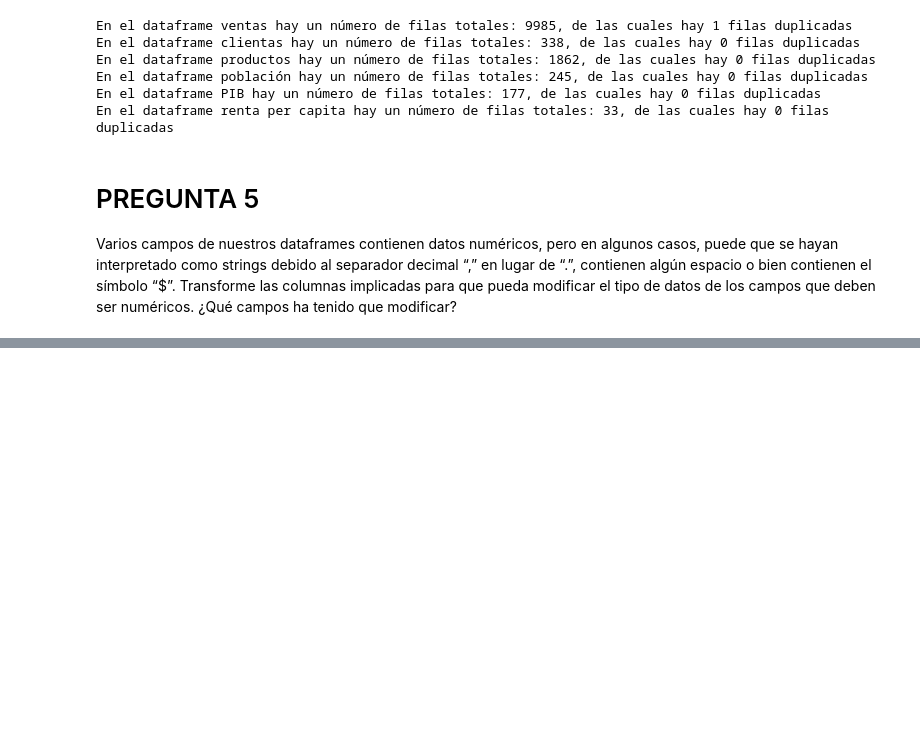
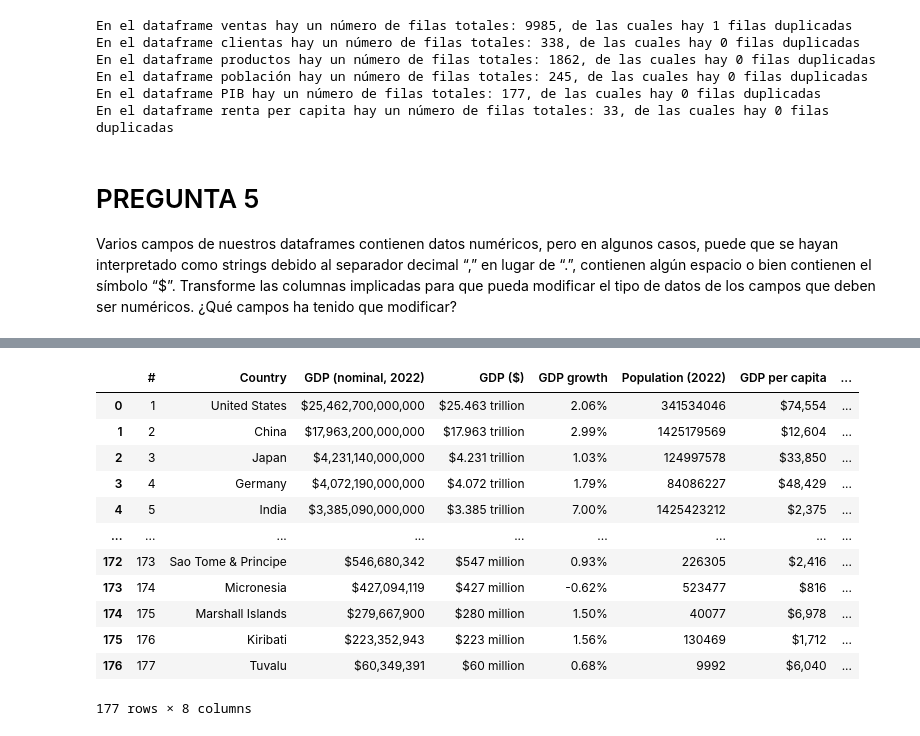
Before and after one commit to elbarbero/Python-Numpy-y-Pandas, a Jupyter notebook: Ejercicios/CASO_PRACTICO_1.ipynb, the cells around one changed output, grey strips where cells are left out. Saved outputs shown, nothing was run; the diff lists cells and outputs as text; code cells hidden in the pictures; blank space fills up the shorter version.

```diff
--- a/Ejercicios/CASO_PRACTICO_1.ipynb
+++ b/Ejercicios/CASO_PRACTICO_1.ipynb
@@ -202,0 +221,18 @@ df_ventas
+# %%
+df_pib.rename(columns = {'GDP  (abbrev.)': 'GDP ($)'}, inplace = True)
+# %%
+df_pib
+# %% [output]
+|  | # | Country | GDP (nominal, 2022) | GDP ($) | GDP growth | Population (2022) | GDP per capita | ... |
+| 0 | 1 | United States | $25,462,700,000,000 | $25.463 trillion | 2.06% | 341534046 | $74,554 | ... |
+| 1 | 2 | China | $17,963,200,000,000 | $17.963 trillion | 2.99% | 1425179569 | $12,604 | ... |
+| 2 | 3 | Japan | $4,231,140,000,000 | $4.231 trillion | 1.03% | 124997578 | $33,850 | ... |
+| 3 | 4 | Germany | $4,072,190,000,000 | $4.072 trillion | 1.79% | 84086227 | $48,429 | ... |
+| 4 | 5 | India | $3,385,090,000,000 | $3.385 trillion | 7.00% | 1425423212 | $2,375 | ... |
+| ... | ... | ... | ... | ... | ... | ... | ... | ... |
+| 172 | 173 | Sao Tome & Principe | $546,680,342 | $547 million | 0.93% | 226305 | $2,416 | ... |
+| 173 | 174 | Micronesia | $427,094,119 | $427 million | -0.62% | 523477 | $816 | ... |
+| 174 | 175 | Marshall Islands | $279,667,900 | $280 million | 1.50% | 40077 | $6,978 | ... |
+| 175 | 176 | Kiribati | $223,352,943 | $223 million | 1.56% | 130469 | $1,712 | ... |
+| 176 | 177 | Tuvalu | $60,349,391 | $60 million | 0.68% | 9992 | $6,040 | ... |
+177 rows × 8 columns
```
Also changed, not shown: parts of 17 cells of this notebook, 1 other file.
